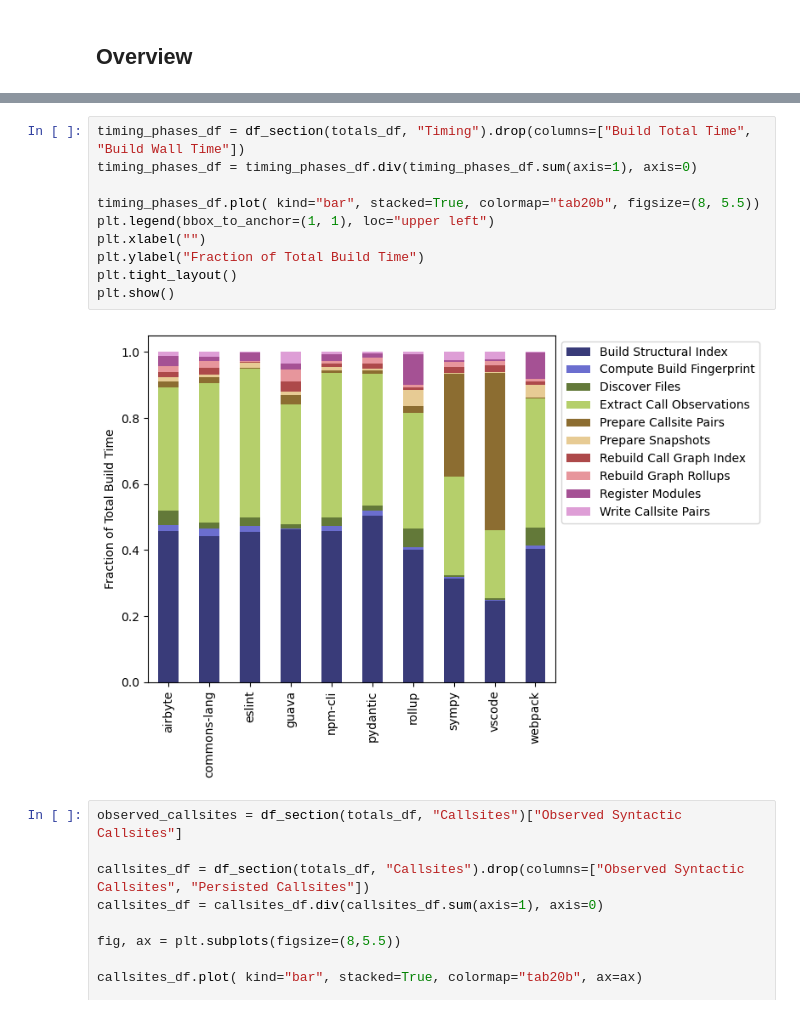
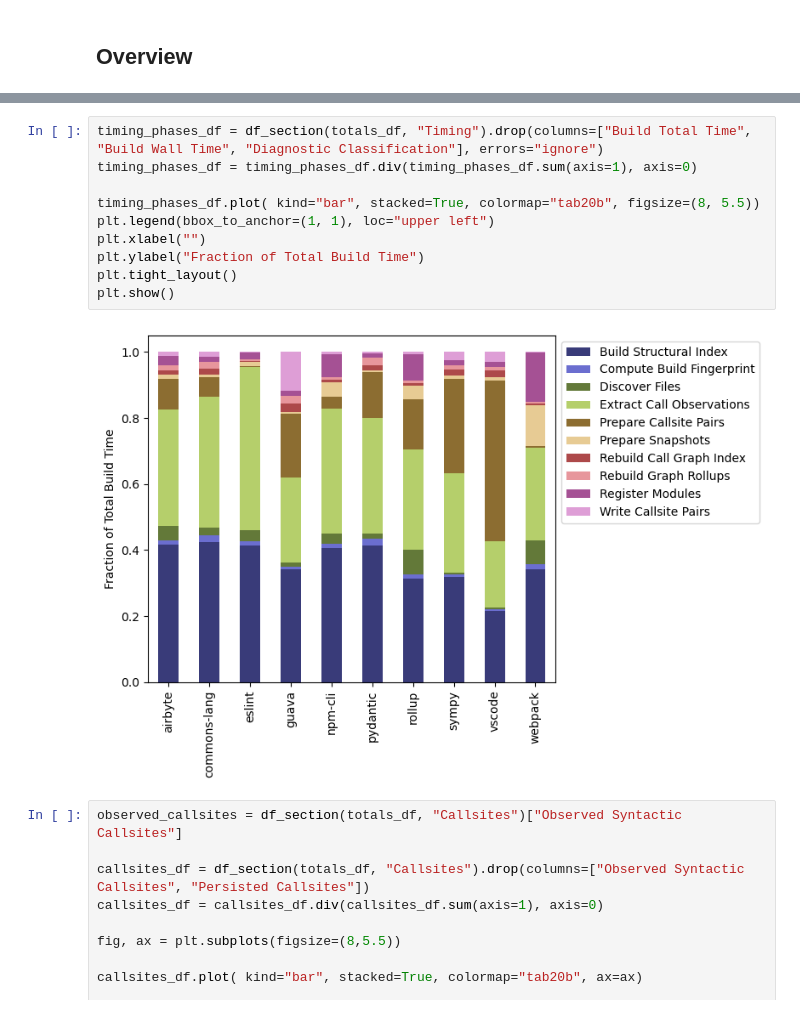
Before and after one commit to megascienta/sciona, a Jupyter notebook: validations/build_status_reports/evaluation.ipynb, the cells around one changed output, grey strips where cells are left out. Drawn from its saved outputs; the diff is of its cells as text.

Commit message:
Build Reports evaludation

```diff
--- a/validations/build_status_reports/evaluation.ipynb
+++ b/validations/build_status_reports/evaluation.ipynb
@@ -223,15 +223,15 @@ plt.show()
 # %%
-timing_phases_df = df_section(totals_df, "Timing").drop(columns=["Build Total Time", "Build Wall Time"])
+timing_phases_df = df_section(totals_df, "Timing").drop(columns=["Build Total Time", "Build Wall Time", "Diagnostic Classification"], errors="ignore")
 timing_phases_df = timing_phases_df.div(timing_phases_df.sum(axis=1), axis=0)
 
 timing_phases_df.plot( kind="bar", stacked=True, colormap="tab20b", figsize=(8, 5.5))
 plt.legend(bbox_to_anchor=(1, 1), loc="upper left")
 plt.xlabel("")
 plt.ylabel("Fraction of Total Build Time")
 plt.tight_layout()
 plt.show()
 # %% [output]
-[figure, old version]
+[figure, new version]
 # %%
 observed_callsites = df_section(totals_df, "Callsites")["Observed Syntactic Callsites"]
 
```
Also changed, not shown: parts of 10 cells of this notebook.
